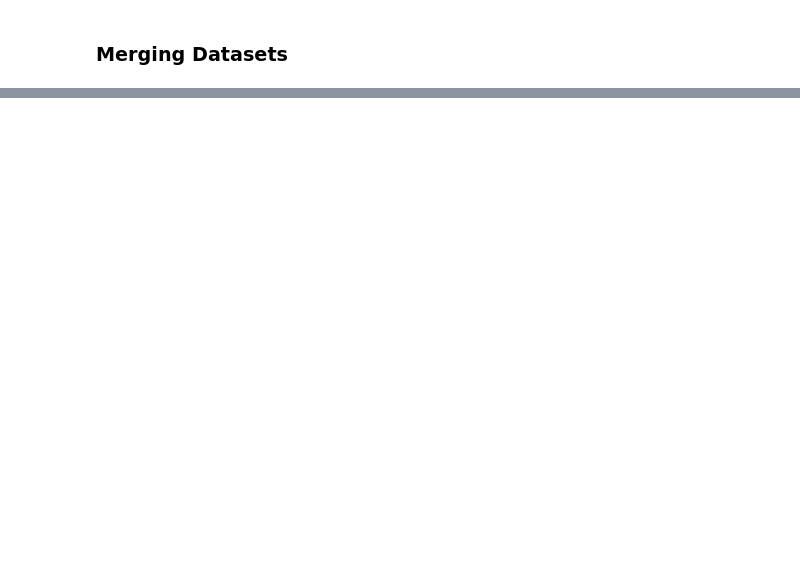
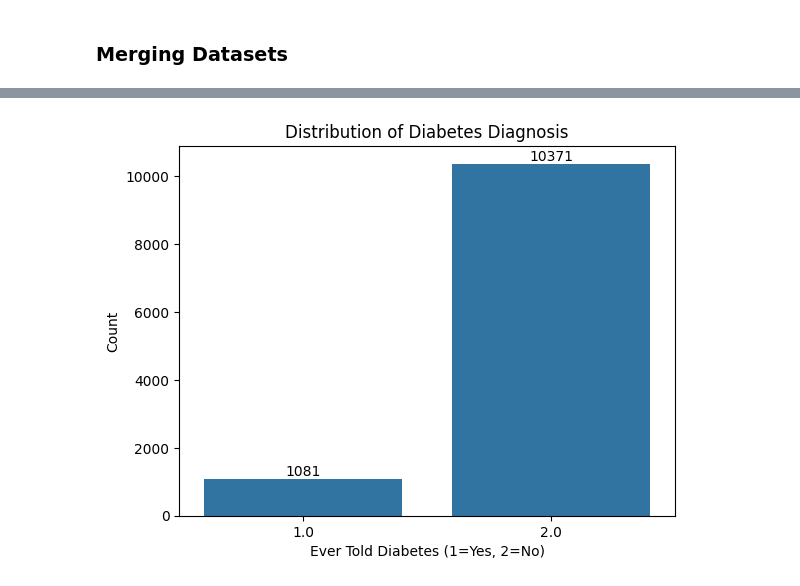
Before and after one commit to Agent-Twilight7/25ws-42.17, a Jupyter notebook: main.ipynb, the cells around one changed output, grey strips where cells are left out. Cells and saved outputs as stored; diff of their text form; code cells hidden in the pictures; blank space fills up the shorter version.

```diff
--- a/main.ipynb
+++ b/main.ipynb
@@ -2357,0 +592,5 @@ plt.show()
+# %%
+# Summary table
+missing_summary = master_df.isna().mean().sort_values(ascending=False) * 100
+missing_summary = missing_summary.to_frame(name='Missing (%)')
+missing_summary
@@ -2357,0 +611,7 @@ plt.show()
+# %%
+# remove data that has more than 99% missing values
+cols_to_drop = missing_summary[missing_summary['Missing (%)'] > 99].index.tolist()
+master_df.drop(columns=cols_to_drop, inplace=True)
+
+print(cols_to_drop)
+print(f"Shape after dropping columns with >99% missing values: {master_df.shape}")
@@ -2357,0 +621,15 @@ plt.show()
+# %%
+#  Impute binary
+# identify binary columns (those with only 2 unique non-NA values)
+binary_cols = [col for col in master_df.columns if master_df[col].dropna().nunique() == 2]
+for col in binary_cols:
+    master_df[col] = master_df[col].fillna(master_df[col].mode()[0])
+
+#  Impute numeric
+numeric_cols = master_df.select_dtypes(include=['float64','int64']).columns
+for col in numeric_cols:
+    master_df[col] = master_df[col].fillna(master_df[col].median())
+
+ordinary_cols = master_df.select_dtypes(include=['object']).columns
+for col in ordinary_cols:
+    master_df[col] = master_df[col].fillna(master_df[col].mode()[0])
@@ -2357,0 +659,4 @@ plt.show()
+# %%
+# create a colummn for BMI using weight and height
+master_df['BMI'] = (master_df['CurrentWeight'] * 0.453592) / ((master_df['CurrentHeight'] * 0.0254) ** 2)
+print(f"Shape after imputation: {master_df.shape}")
@@ -2357,0 +682,16 @@ plt.show()
+# %%
+# plot target variable distribution
+import matplotlib.pyplot as plt
+import seaborn as sns
+
+sns.countplot(x='EverTold_Diabetes', data=master_df)
+plt.title('Distribution of Diabetes Diagnosis')
+plt.xlabel('Ever Told Diabetes (1=Yes, 2=No)')
+for p in plt.gca().patches:
+    plt.gca().annotate(f'{int(p.get_height())}', (p.get_x() + p.get_width() / 2., p.get_height()),
+                       ha='center', va='center', fontsize=10, color='black', xytext=(0, 5),
+                       textcoords='offset points')
+plt.ylabel('Count')
+plt.show()
+# %% [output]
+[figure, added]
```
Also changed, not shown: parts of 152 cells of this notebook.
